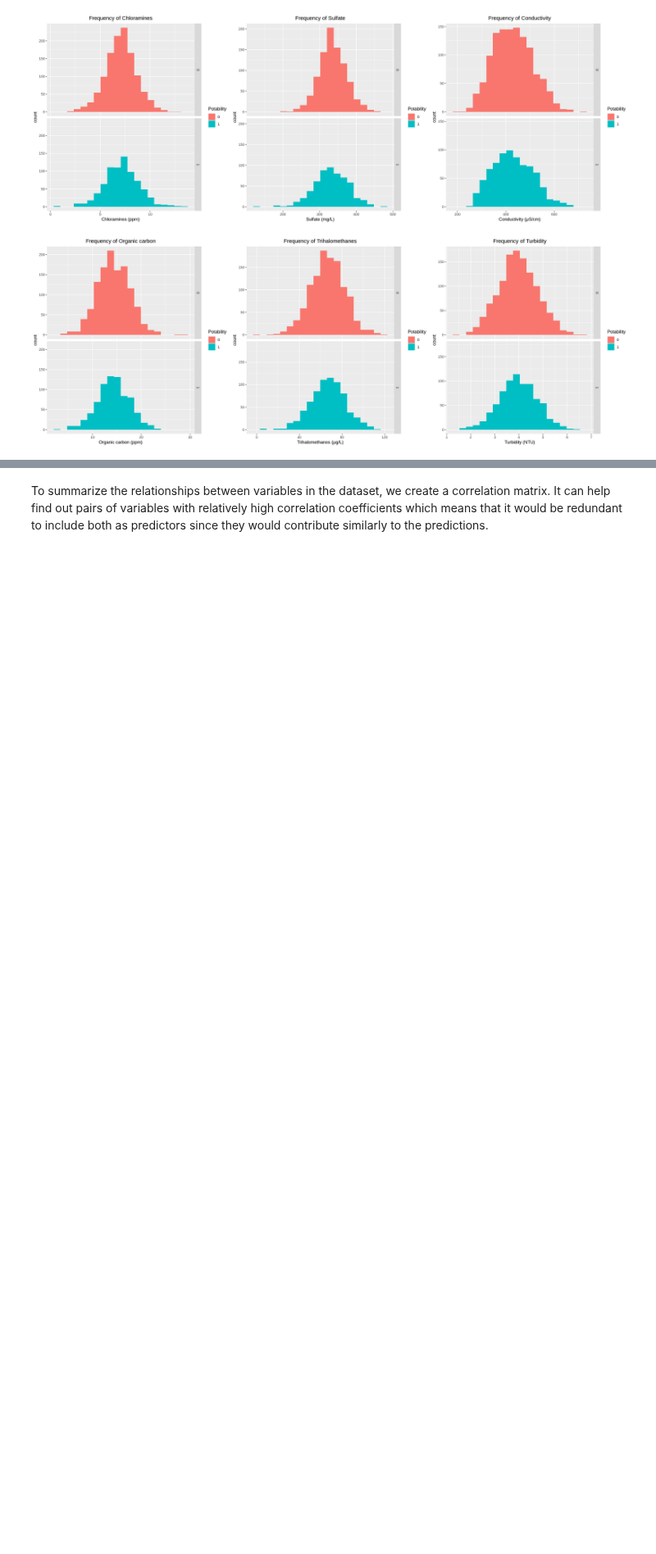
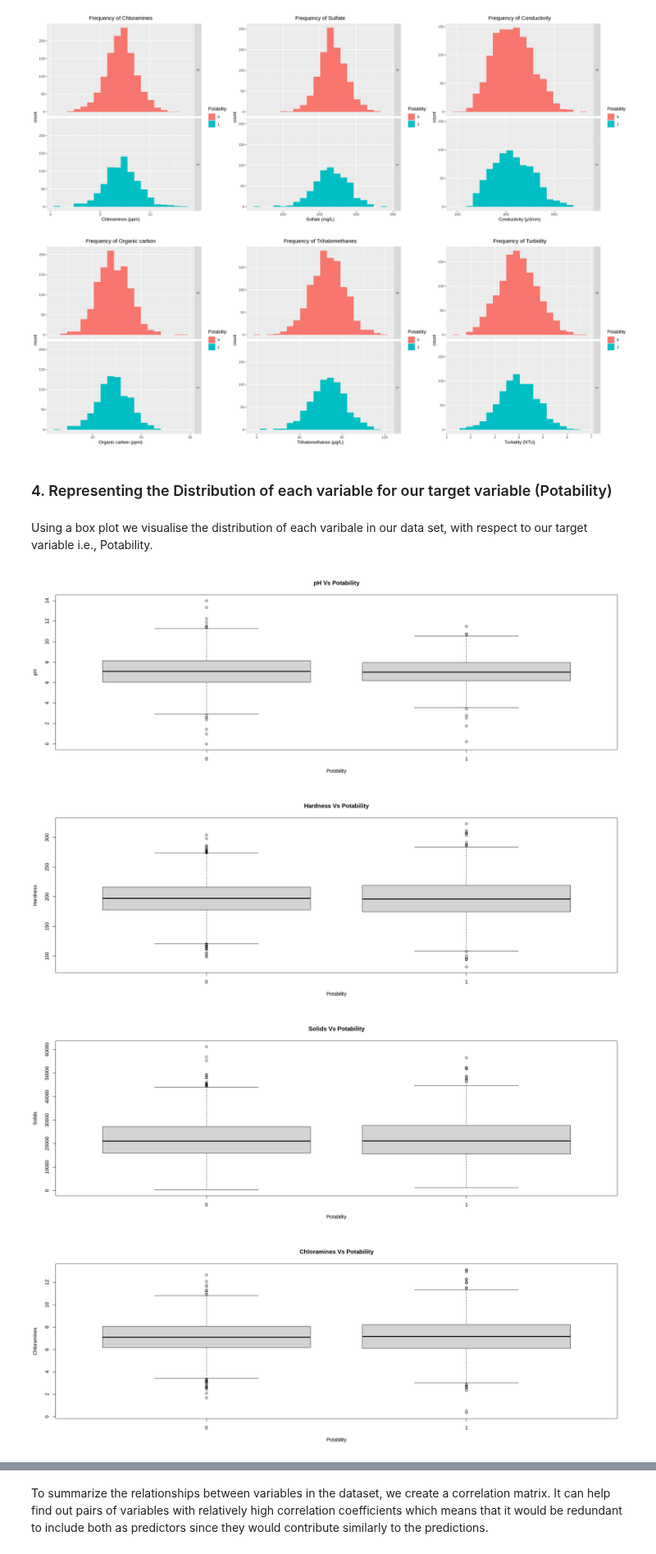
Before and after one commit to ricardoliu99/dsci100-group21, a Jupyter notebook: proposal.ipynb, the cells around one changed output, grey strips where cells are left out. Shown at 82% size. Drawn from its saved outputs; the diff is of its cells as text; code cells hidden in the pictures; blank space fills up the shorter version.

```diff
--- a/proposal.ipynb
+++ b/proposal.ipynb
@@ -214,3 +218,25 @@ Warning message:
 “Removed 103 rows containing non-finite values (stat_bin).”
 [figure]
 [figure]
+# %% [markdown]
+### 4. Representing the Distribution of each variable for our target variable (Potability)
+# %% [markdown]
+Using a box plot we visualise the distribution of each varibale in our data set, with respect to our target variable i.e., Potability.
+# %%
+boxplot(water_train$ph ~ (water_train$Potability), xlab="Potability", ylab="pH", main = "pH Vs Potability")
+boxplot(water_train$Hardness ~ (water_train$Potability), xlab="Potability", ylab="Hardness", main = "Hardness Vs Potability")
+boxplot(water_train$Solids ~ (water_train$Potability), xlab="Potability", ylab="Solids", main = "Solids Vs Potability")
+boxplot(water_train$Chloramines ~ (water_train$Potability), xlab="Potability", ylab="Chloramines", main = "Chloramines Vs Potability")
+boxplot(water_train$Sulfate ~ (water_train$Potability), xlab="Potability", ylab="Sulfate", main = "Sulfate Vs Potability")
+boxplot(water_train$Conductivity ~ (water_train$Potability), xlab="Potability", ylab="Conductivity", main = "Conductivity Vs Potability")
+boxplot(water_train$Organic_carbon ~ (water_train$Potability), xlab="Potability", ylab="Organic Carbon", main = "Organic Carbon Vs Potability")
+boxplot(water_train$Trihalomethanes ~ (water_train$Potability), xlab="Potability", ylab="Trihalomethanes", main = "Trihalomethanes Vs Potability")
+boxplot(water_train$Turbidity ~ (water_train$Potability), xlab="Potability", ylab="Turbidity", main = "Turbidity Vs Potability")
+# If you can:
+# make it into 3*3 table format
+# add loop to make code tidy
+# %% [output]
+[figure, added]
+[figure, added]
+[figure, added]
+[figure, added]
```
Also changed, not shown: parts of 6 cells of this notebook.
